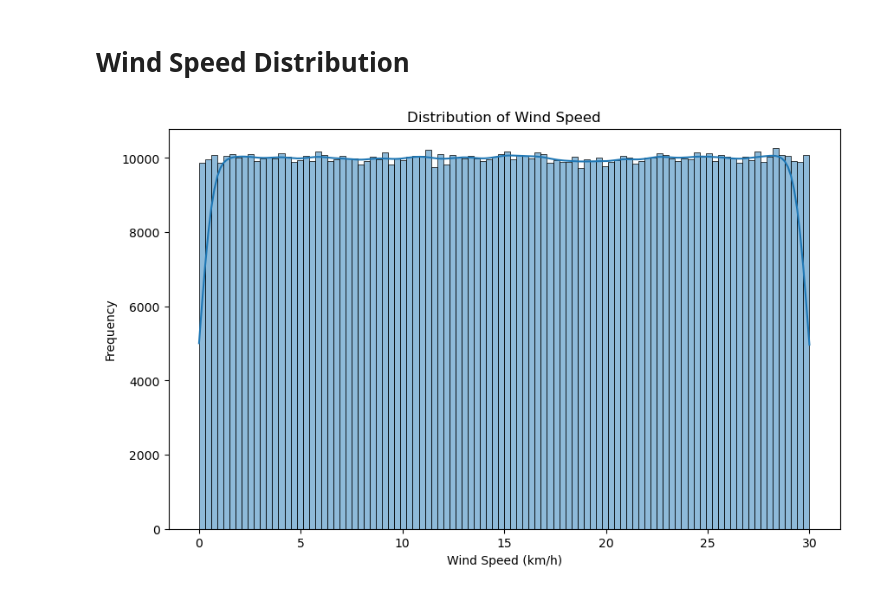
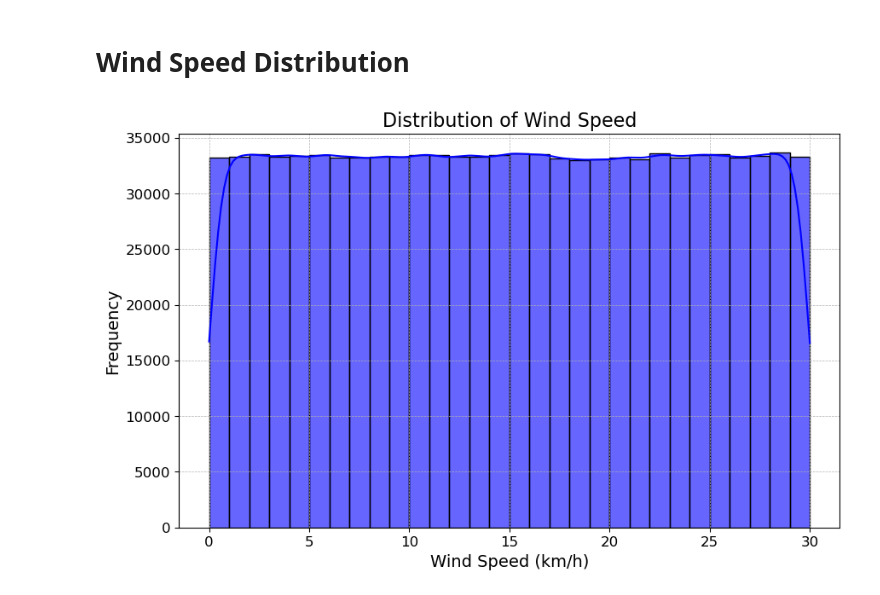
Before and after one commit to Shegszz/Weather-Data-Analysis, a Jupyter notebook: Weather Data Analysis and Visualization.ipynb, the cells around one changed output. Cells and saved outputs as stored; diff of their text form; code cells hidden in the pictures.

```diff
--- a/Weather Data Analysis and Visualization.ipynb
+++ b/Weather Data Analysis and Visualization.ipynb
@@ -114,7 +113,7 @@ df
 # Feature Engineering: Extract Year, Month, Day, Hour from Date_Time
 # %%
 df['Year'] = df['Date_Time'].dt.year
-df['Month'] = df['Date_Time'].dt.month
+df['Month'] = df['Date_Time'].dt.strftime('%B')
 df['Day'] =df['Date_Time'].dt.day
 df['Hour'] = df['Date_Time'].dt.hour
 df
@@ -278,10 +327,13 @@ plt.show()
 # Wind Speed Distribution
 # %%
 plt.figure(figsize=(10, 6))
-sns.histplot(df['Wind_Speed_kmh'], kde=True)
-plt.title('Distribution of Wind Speed')
-plt.xlabel('Wind Speed (km/h)')
-plt.ylabel('Frequency')
+sns.histplot(df['Wind_Speed_kmh'], kde=True, bins=30, color='blue', alpha=0.6)
+plt.title('Distribution of Wind Speed', fontsize=16)
+plt.xlabel('Wind Speed (km/h)', fontsize=14)
+plt.ylabel('Frequency', fontsize=14)
+plt.xticks(fontsize=12)
+plt.yticks(fontsize=12)
+plt.grid(True, linestyle='--', linewidth=0.5)
 plt.show()
 # %% [output]
-[figure, old version]
+[figure, new version]
```
Also changed, not shown: parts of 16 cells of this notebook.
